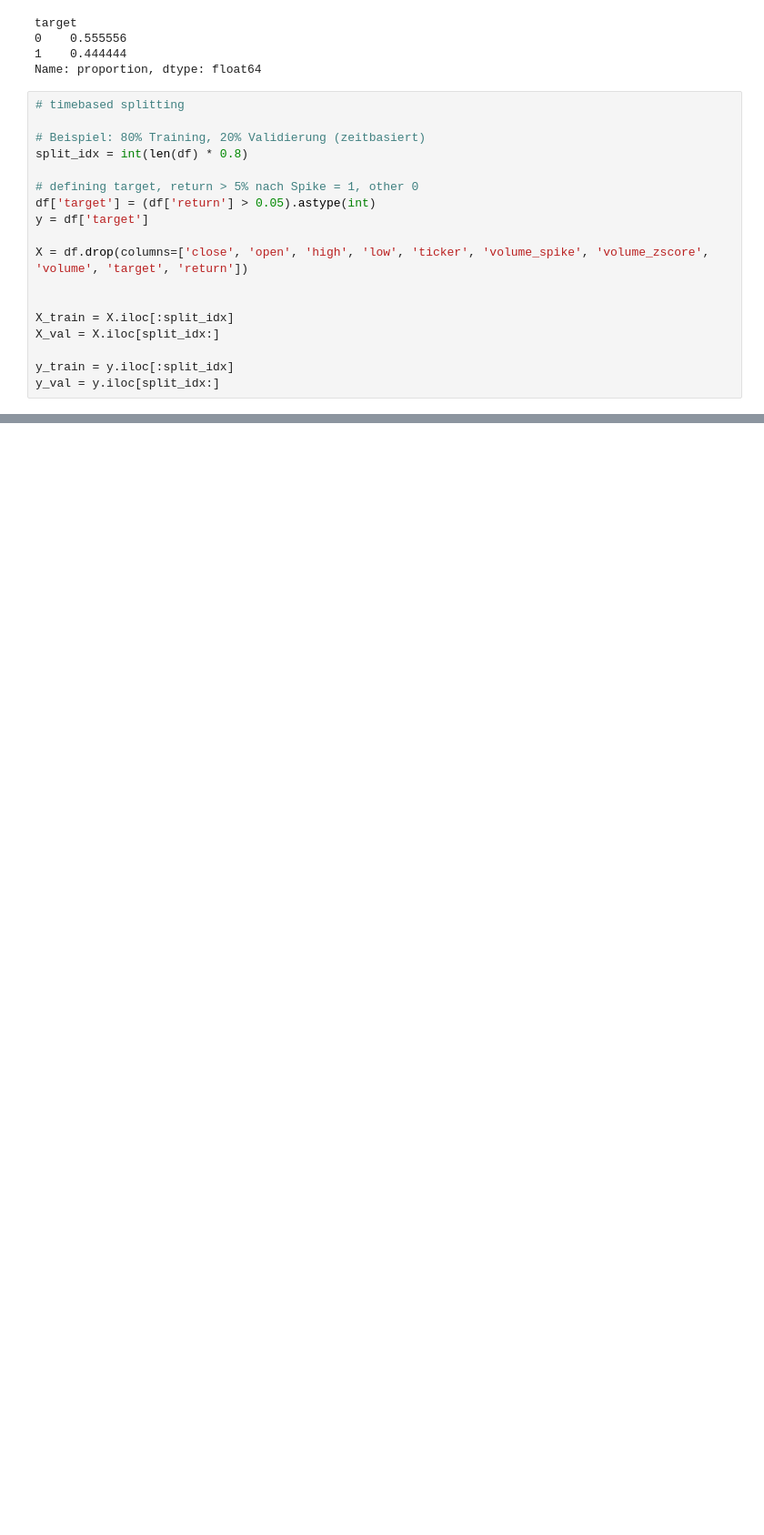
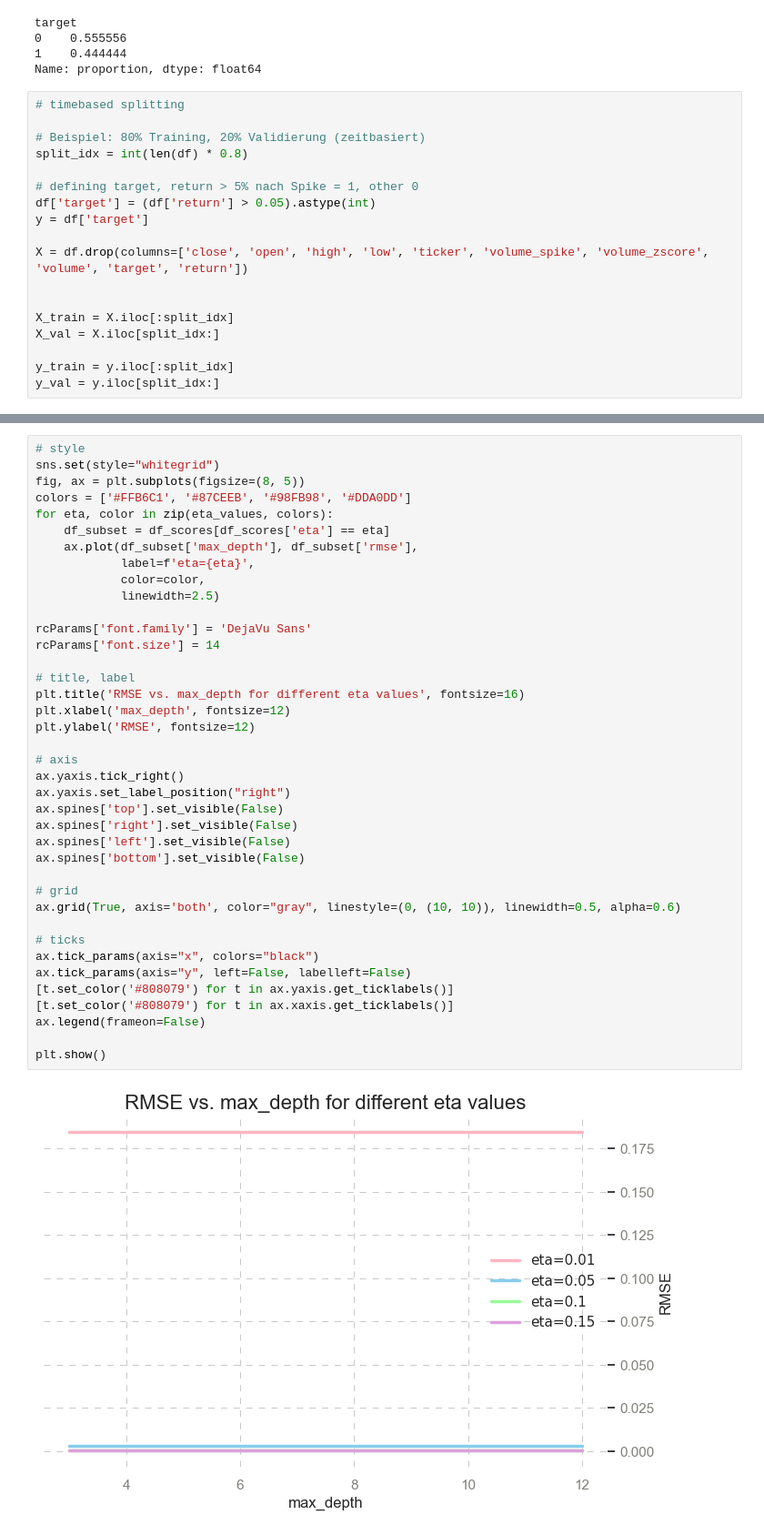
Before and after one commit to pynat/probabilistic_trading_strategies_solana, a Jupyter notebook: quant.ipynb, the cells around one changed output, grey strips where cells are left out. Shown at 91% size. Drawn from its saved outputs; the diff is of its cells as text; blank space fills up the shorter version.

```diff
--- a/quant.ipynb
+++ b/quant.ipynb
@@ -1880,0 +1906,41 @@ ValueError: DataFrame.dtypes for data must be int, float, bool or category. When
+# %%
+# style
+sns.set(style="whitegrid")
+fig, ax = plt.subplots(figsize=(8, 5))
+colors = ['#FFB6C1', '#87CEEB', '#98FB98', '#DDA0DD']
+for eta, color in zip(eta_values, colors):
+    df_subset = df_scores[df_scores['eta'] == eta]
+    ax.plot(df_subset['max_depth'], df_subset['rmse'],
+            label=f'eta={eta}',
+            color=color,
+            linewidth=2.5)
+
+rcParams['font.family'] = 'DejaVu Sans'
+rcParams['font.size'] = 14
+
+# title, label
+plt.title('RMSE vs. max_depth for different eta values', fontsize=16)
+plt.xlabel('max_depth', fontsize=12)
+plt.ylabel('RMSE', fontsize=12)
+
+# axis
+ax.yaxis.tick_right()
+ax.yaxis.set_label_position("right")
+ax.spines['top'].set_visible(False)
+ax.spines['right'].set_visible(False)
+ax.spines['left'].set_visible(False)
+ax.spines['bottom'].set_visible(False)
+
+# grid
+ax.grid(True, axis='both', color="gray", linestyle=(0, (10, 10)), linewidth=0.5, alpha=0.6)
+
+# ticks
+ax.tick_params(axis="x", colors="black")
+ax.tick_params(axis="y", left=False, labelleft=False)
+[t.set_color('#808079') for t in ax.yaxis.get_ticklabels()]
+[t.set_color('#808079') for t in ax.xaxis.get_ticklabels()]
+ax.legend(frameon=False)
+
+plt.show()
+# %% [output]
+[figure, added]
```
Also changed, not shown: parts of 4 cells of this notebook.
